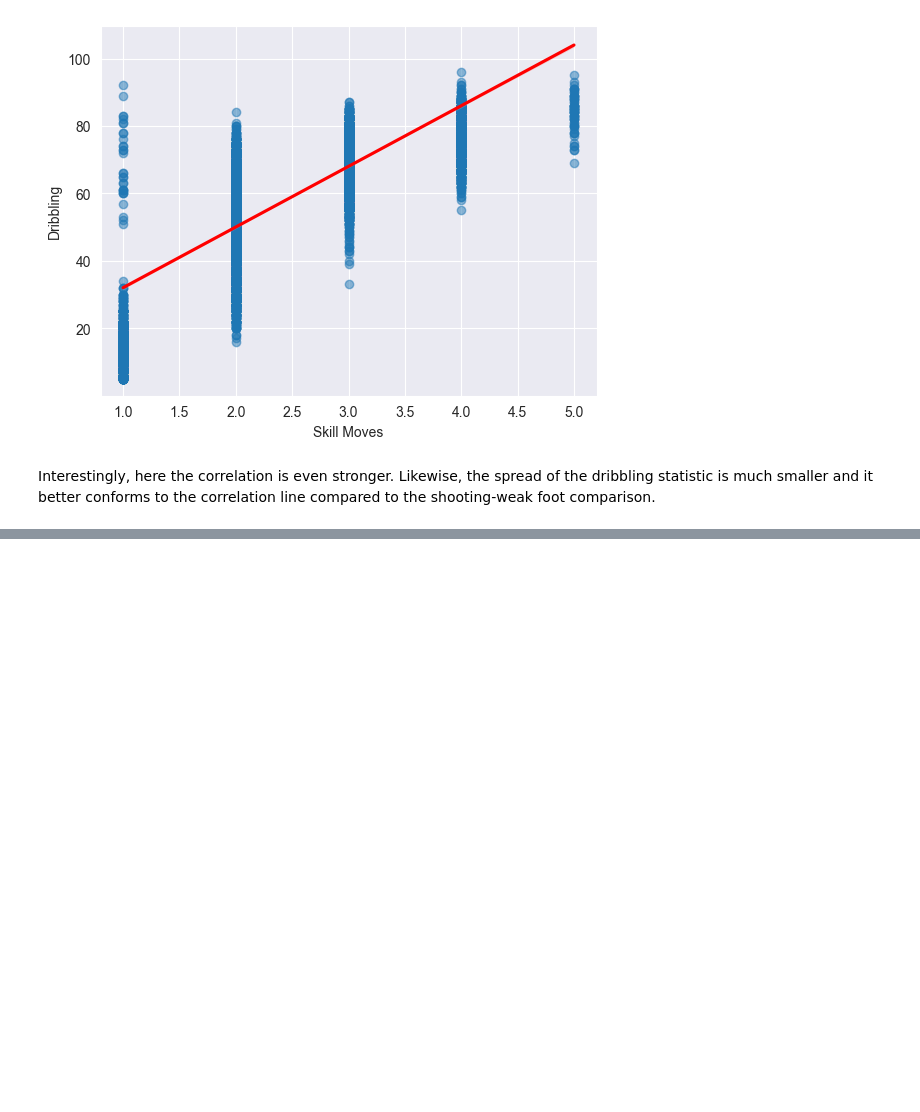
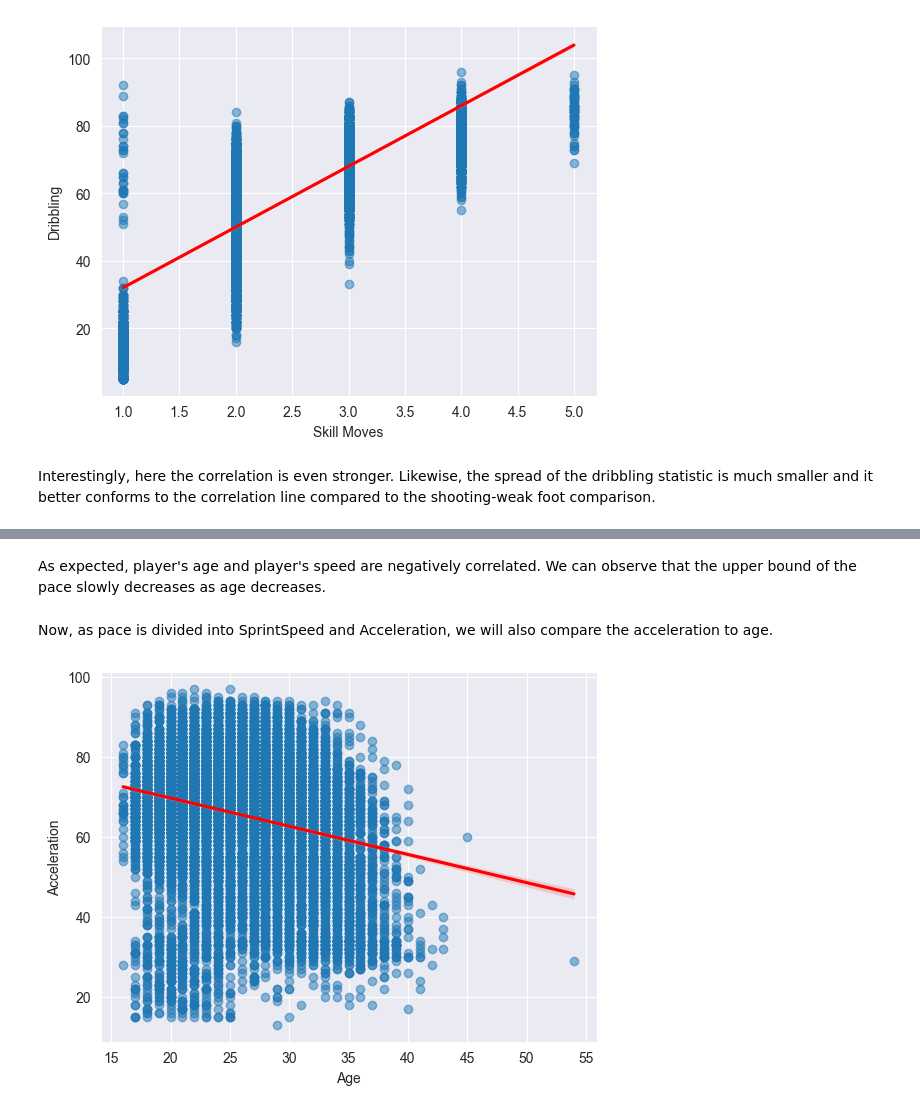
Before and after one commit to zurfil/DataSciencePortfolio, a Jupyter notebook: FIFA/main.ipynb, the cells around one changed output, grey strips where cells are left out. Cells and saved outputs as stored; diff of their text form; code cells hidden in the pictures; blank space fills up the shorter version.

```diff
--- a/FIFA/main.ipynb
+++ b/FIFA/main.ipynb
@@ -171,0 +183,10 @@ to the correlation line compared to the shooting-weak foot comparison.
+# %% [markdown]
+As expected, player's age and player's speed are negatively correlated.
+We can observe that the upper bound of the pace slowly decreases as age decreases.
+# %% [markdown]
+Now, as pace is divided into SprintSpeed and Acceleration, we will also compare the acceleration to age.
+# %%
+sns.regplot(x="Age", y="Acceleration", data=data, scatter_kws={'alpha':0.5}, line_kws={'color': 'red'})
+plt.show();
+# %% [output]
+[figure, added]
```
Also changed, not shown: parts of 8 cells of this notebook.
